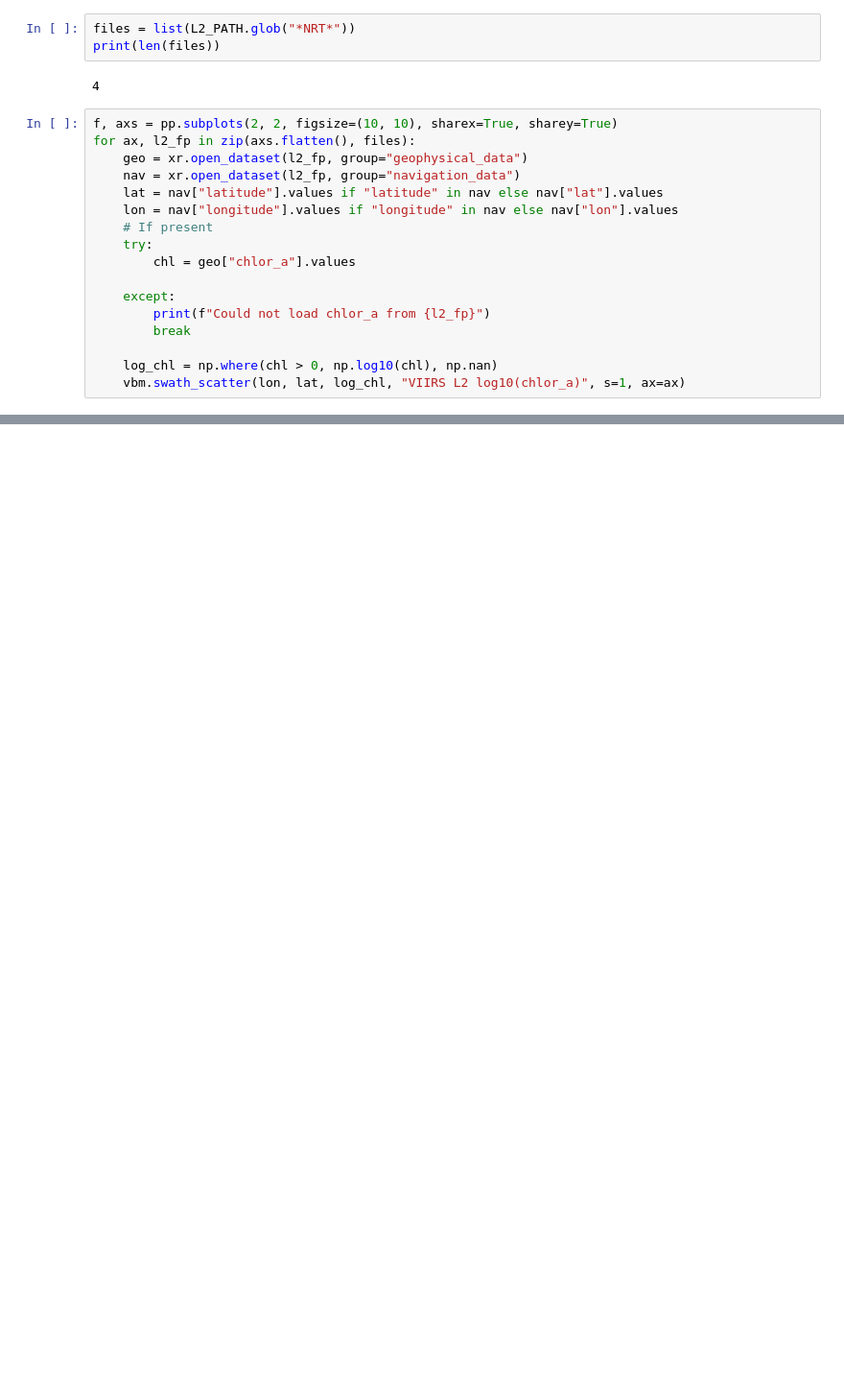
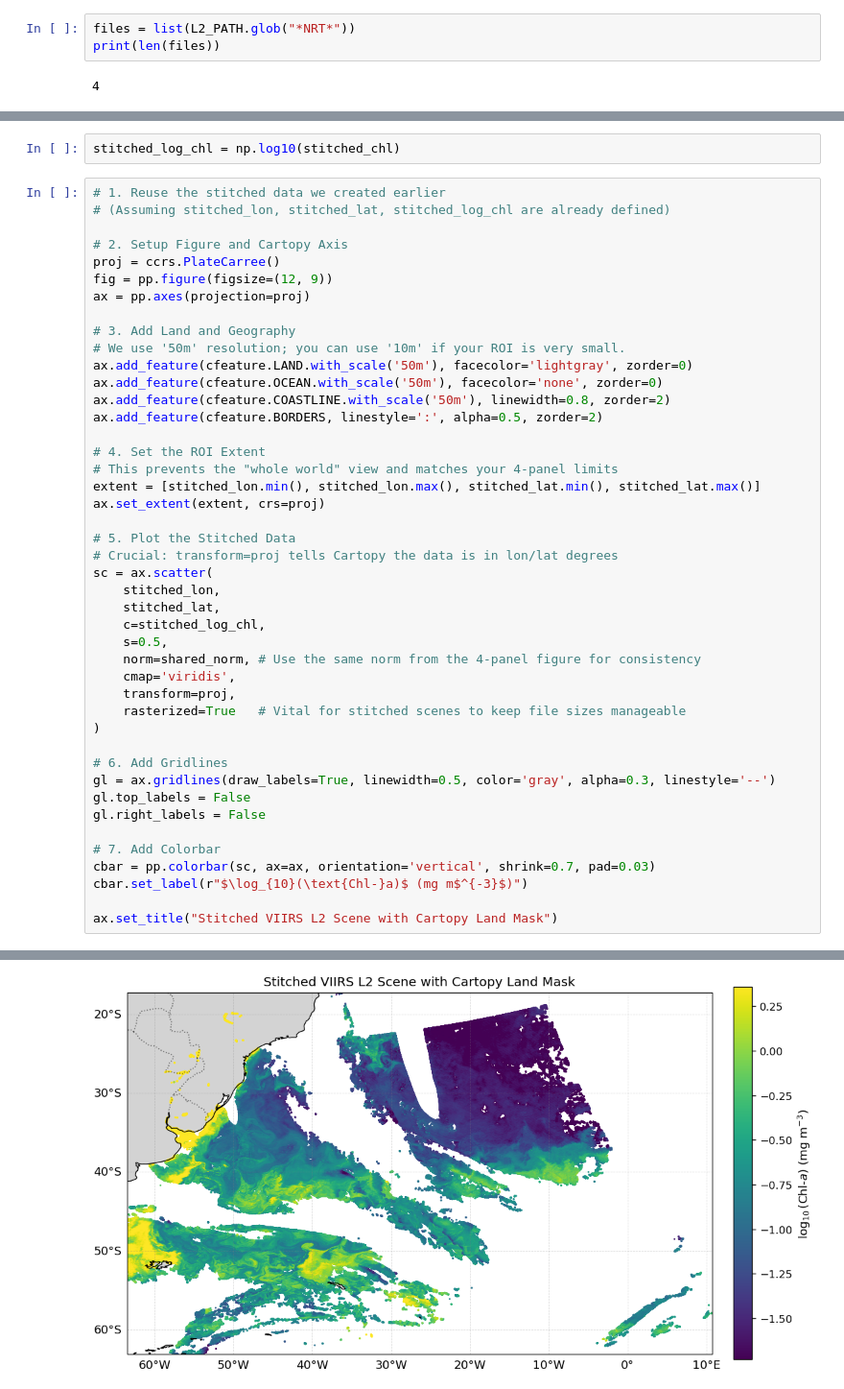
Before and after one commit to erdemkarakoylu/bayesian_chl, a Jupyter notebook: 02_look_for_viirs_scenes.ipynb, the cells around one changed output, grey strips where cells are left out. Shown at 96% size. Cells and saved outputs as stored; diff of their text form; blank space fills up the shorter version.

Commit message:
finished & cleaned viirs data prep notebook.

```diff
--- a/02_look_for_viirs_scenes.ipynb
+++ b/02_look_for_viirs_scenes.ipynb
@@ -78,20 +197,3 @@ files = list(L2_PATH.glob("*NRT*"))
 print(len(files))
 # %% [output]
 4
-# %%
-f, axs = pp.subplots(2, 2, figsize=(10, 10), sharex=True, sharey=True)
-for ax, l2_fp in zip(axs.flatten(), files):
-    geo = xr.open_dataset(l2_fp, group="geophysical_data")
-    nav = xr.open_dataset(l2_fp, group="navigation_data")
-    lat = nav["latitude"].values if "latitude" in nav else nav["lat"].values
-    lon = nav["longitude"].values if "longitude" in nav else nav["lon"].values
-    # If present
-    try:
-        chl = geo["chlor_a"].values
-
-    except:
-        print(f"Could not load chlor_a from {l2_fp}")
-        break
-
-    log_chl = np.where(chl > 0, np.log10(chl), np.nan)
-    vbm.swath_scatter(lon, lat, log_chl, "VIIRS L2 log10(chlor_a)", s=1, ax=ax)
@@ -236,0 +469,47 @@ pp.show()
+# %%
+stitched_log_chl = np.log10(stitched_chl)
+# %%
+# 1. Reuse the stitched data we created earlier
+# (Assuming stitched_lon, stitched_lat, stitched_log_chl are already defined)
+
+# 2. Setup Figure and Cartopy Axis
+proj = ccrs.PlateCarree()
+fig = pp.figure(figsize=(12, 9))
+ax = pp.axes(projection=proj)
+
+# 3. Add Land and Geography
+# We use '50m' resolution; you can use '10m' if your ROI is very small.
+ax.add_feature(cfeature.LAND.with_scale('50m'), facecolor='lightgray', zorder=0)
+ax.add_feature(cfeature.OCEAN.with_scale('50m'), facecolor='none', zorder=0)
+ax.add_feature(cfeature.COASTLINE.with_scale('50m'), linewidth=0.8, zorder=2)
+ax.add_feature(cfeature.BORDERS, linestyle=':', alpha=0.5, zorder=2)
+
+# 4. Set the ROI Extent
+# This prevents the "whole world" view and matches your 4-panel limits
+extent = [stitched_lon.min(), stitched_lon.max(), stitched_lat.min(), stitched_lat.max()]
+ax.set_extent(extent, crs=proj)
+
+# 5. Plot the Stitched Data
+# Crucial: transform=proj tells Cartopy the data is in lon/lat degrees
+sc = ax.scatter(
+    stitched_lon,
+    stitched_lat,
+    c=stitched_log_chl,
+    s=0.5,
+    norm=shared_norm, # Use the same norm from the 4-panel figure for consistency
+    cmap='viridis',
+    transform=proj,
+    rasterized=True   # Vital for stitched scenes to keep file sizes manageable
+)
+
+# 6. Add Gridlines
+gl = ax.gridlines(draw_labels=True, linewidth=0.5, color='gray', alpha=0.3, linestyle='--')
+gl.top_labels = False
+gl.right_labels = False
+
+# 7. Add Colorbar
+cbar = pp.colorbar(sc, ax=ax, orientation='vertical', shrink=0.7, pad=0.03)
+cbar.set_label(r"$\log_{10}(\text{Chl-}a)$ (mg m$^{-3}$)")
+
+ax.set_title("Stitched VIIRS L2 Scene with Cartopy Land Mask")
+# %% [output]
@@ -236,0 +517 @@ pp.show()
+[figure, added]
```
Also changed, not shown: parts of 13 cells of this notebook.
